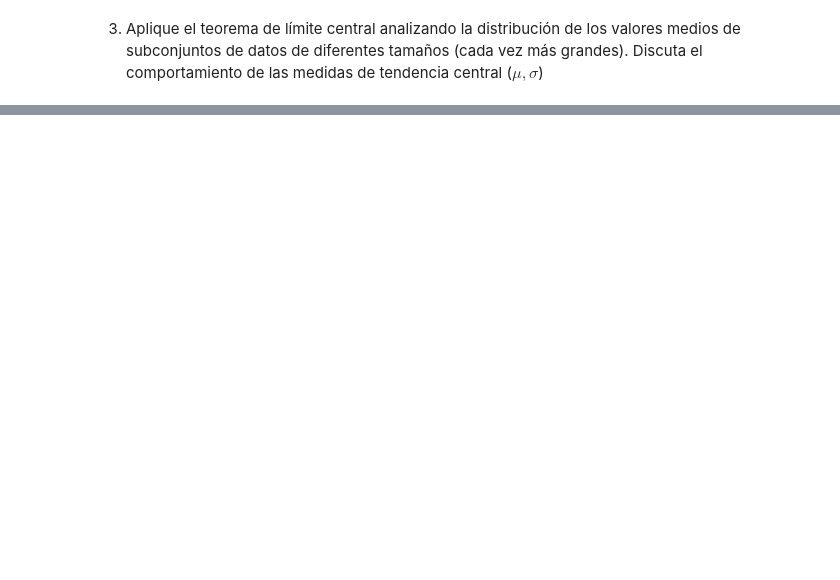
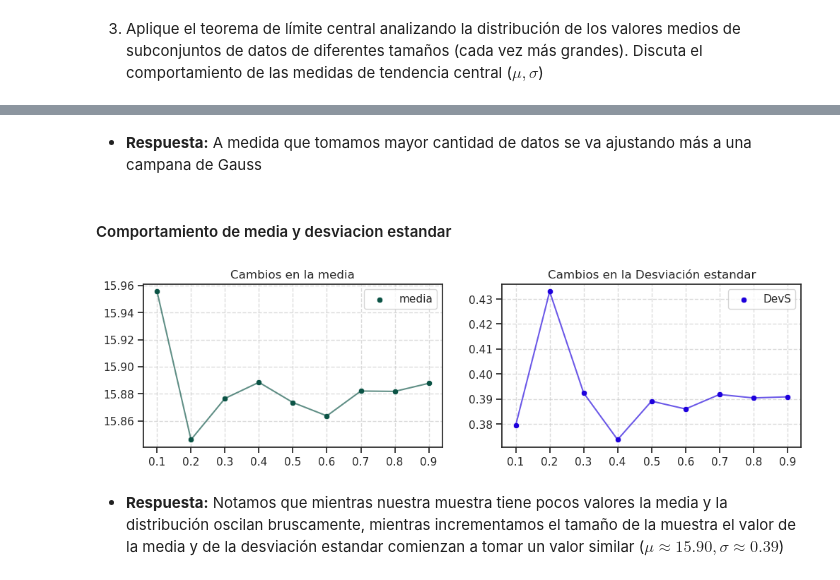
Before and after one commit to JD314/fisica_experimental, a Jupyter notebook: notebooks/0.1-Distribuciones.ipynb, the cells around one changed output, grey strips where cells are left out. Drawn from its saved outputs; the diff is of its cells as text; code cells hidden in the pictures; blank space fills up the shorter version.

```diff
--- a/notebooks/0.1-Distribuciones.ipynb
+++ b/notebooks/0.1-Distribuciones.ipynb
@@ -139,0 +183,38 @@ plt.subplots_adjust(left=0.1, right=0.9, top=0.9, bottom=0.1, wspace=0.3, hspace
+# %% [markdown]
+- **Respuesta:**  A medida que tomamos mayor cantidad de datos se va ajustando más a una campana de Gauss
+# %% [markdown]
+<h4> Comportamiento de media y desviacion estandar </h4>
+# %%
+samples =  np.arange(10, 100, 10)/100
+total_data = all_data.shape[0]
+
+sigmas, mus = [], []
+
+for sample in samples:
+
+    df_chikito = all_data.sample(frac=sample, random_state=1) #Df con n cantidad de datos
+
+    # Medidas de dispersión para n datos
+    mus.append(df_chikito['value'].mean())
+    sigmas.append(df_chikito['value'].std())
+
+plt.figure(figsize=(12,3))
+
+
+plt.subplot(121)
+plt.title('Cambios en la media')
+plt.grid(True, linestyle='--', alpha=0.7)
+sns.lineplot(x=samples, y=mus, color ='#0B5345', alpha=0.65)
+sns.scatterplot(x=samples, y=mus,  color ='#0B5345', label='media')
+
+plt.subplot(122)
+plt.title('Cambios en la Desviación estandar')
+plt.grid(True, linestyle='--', alpha=0.7)
+sns.lineplot(x=samples, y=sigmas,  color='#1d00dc', alpha=0.65)
+sns.scatterplot(x=samples, y=sigmas,  color='#1d00dc', label='DevS')
+
+plt.show()
+# %% [output]
+[figure, added]
+# %% [markdown]
+- **Respuesta:**  Notamos que mientras nuestra muestra tiene pocos valores la media y la distribución oscilan bruscamente, mientras incrementamos el tamaño de la muestra el valor de la media y de la desviación estandar comienzan a tomar un valor similar ($\mu \approx 15.90, \sigma \approx 0.39$)
```
Also changed, not shown: parts of 35 cells of this notebook.
